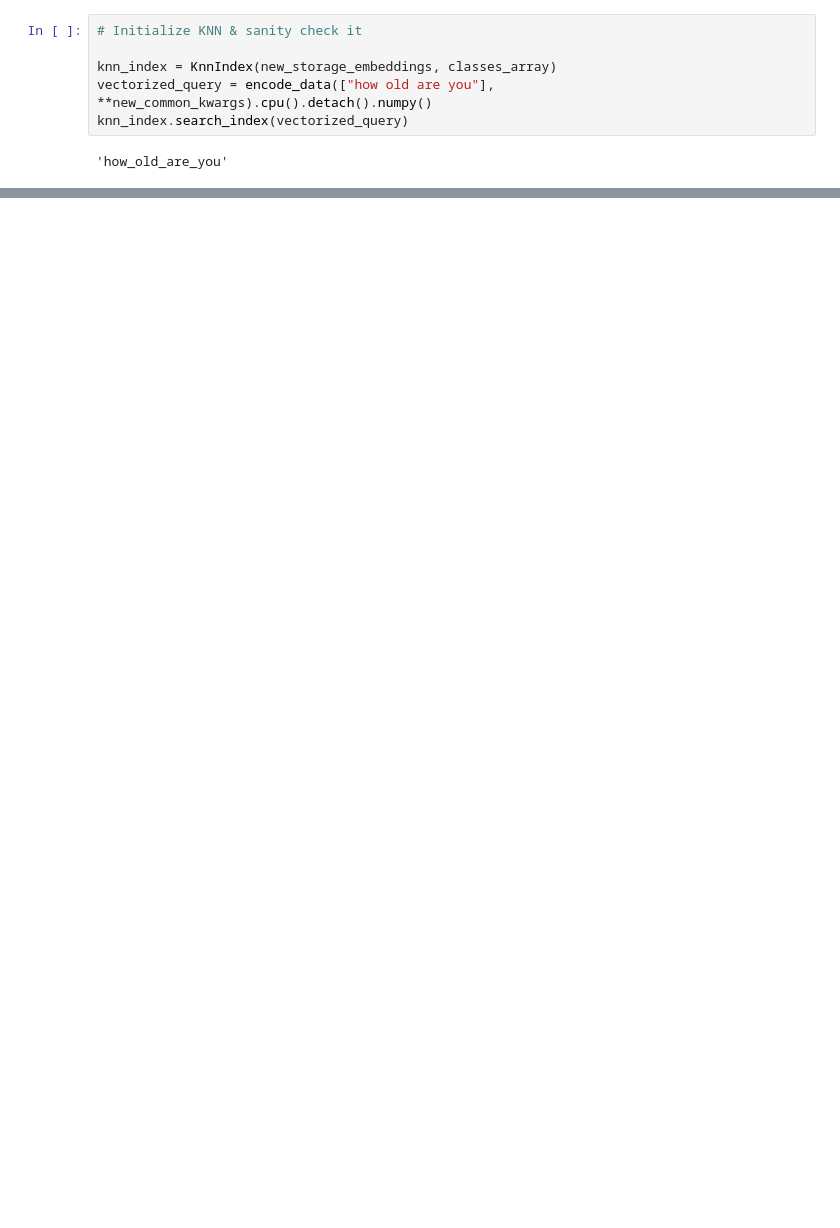
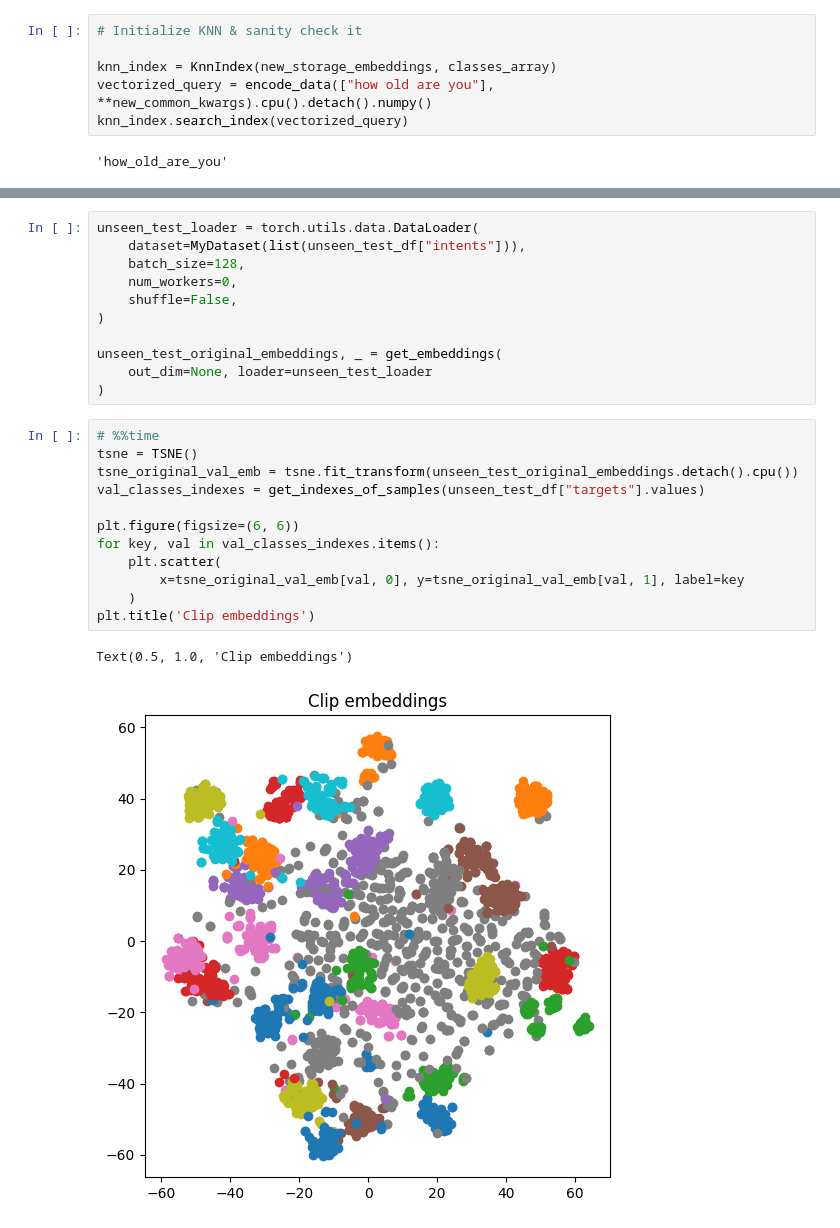
Before and after one commit to runnerup96/metric-learning-in-nlp, a Jupyter notebook: Metric Learning for BERT.ipynb, the cells around one changed output, grey strips where cells are left out. Saved outputs shown, nothing was run; the diff lists cells and outputs as text; blank space fills up the shorter version.

```diff
--- a/Metric Learning for BERT.ipynb
+++ b/Metric Learning for BERT.ipynb
@@ -513,0 +739,26 @@ Wall time: 21.7 s
+# %%
+unseen_test_loader = torch.utils.data.DataLoader(
+    dataset=MyDataset(list(unseen_test_df["intents"])),
+    batch_size=128,
+    num_workers=0,
+    shuffle=False,
+)
+
+unseen_test_original_embeddings, _ = get_embeddings(
+    out_dim=None, loader=unseen_test_loader
+)
+# %%
+# %%time
+tsne = TSNE()
+tsne_original_val_emb = tsne.fit_transform(unseen_test_original_embeddings.detach().cpu())
+val_classes_indexes = get_indexes_of_samples(unseen_test_df["targets"].values)
+
+plt.figure(figsize=(6, 6))
+for key, val in val_classes_indexes.items():
+    plt.scatter(
+        x=tsne_original_val_emb[val, 0], y=tsne_original_val_emb[val, 1], label=key
+    )
+plt.title('Clip embeddings')
+# %% [output]
+Text(0.5, 1.0, 'Clip embeddings')
+[figure, added]
```
Also changed, not shown: parts of 31 cells of this notebook, 3 other files.
